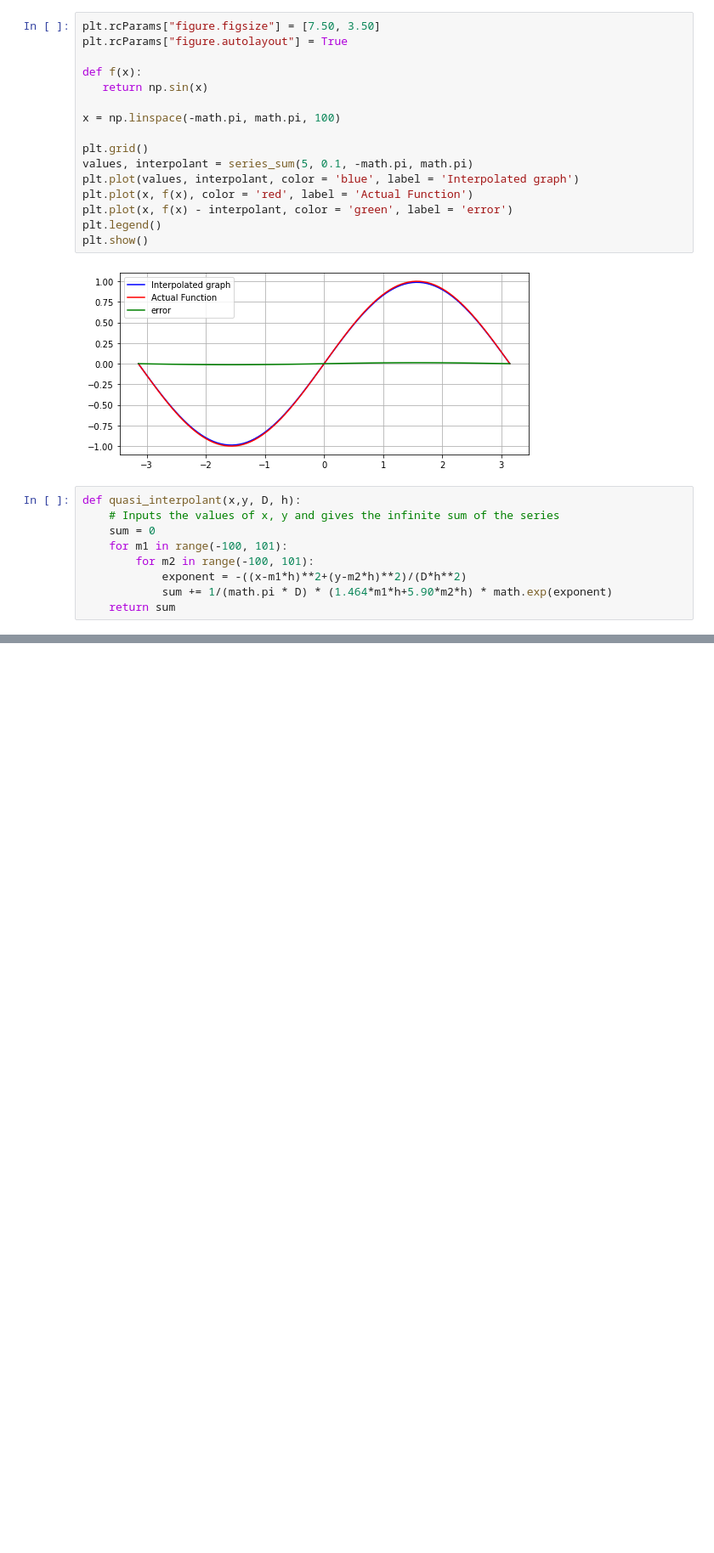
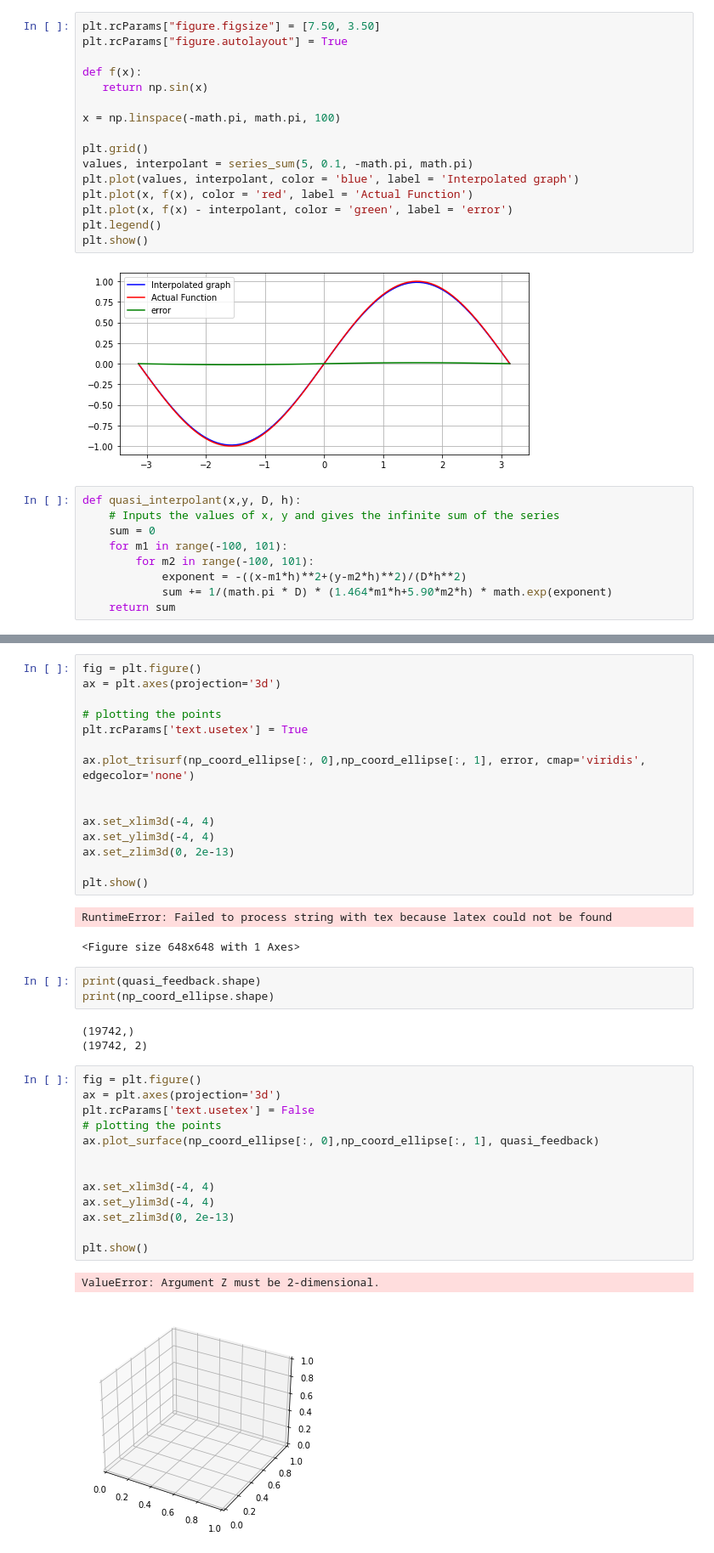
Before and after one commit to mdoshi2612/Optimal-Control, a Jupyter notebook: Quasi Interpolation.ipynb, the cells around one changed output, grey strips where cells are left out. Shown: that part at 85% size. Cells and saved outputs as stored; diff of their text form; blank space fills up the shorter version.

```diff
--- a/Quasi Interpolation.ipynb
+++ b/Quasi Interpolation.ipynb
@@ -181,0 +156,40 @@ plt.show()
+# %%
+fig = plt.figure()
+ax = plt.axes(projection='3d')
+
+# plotting the points
+plt.rcParams['text.usetex'] = True
+
+ax.plot_trisurf(np_coord_ellipse[:, 0],np_coord_ellipse[:, 1], error, cmap='viridis', edgecolor='none')
+
+
+ax.set_xlim3d(-4, 4)
+ax.set_ylim3d(-4, 4)
+ax.set_zlim3d(0, 2e-13)
+
+plt.show()
+# %% [output]
+RuntimeError: Failed to process string with tex because latex could not be found
+<Figure size 648x648 with 1 Axes>
+# %%
+print(quasi_feedback.shape)
+print(np_coord_ellipse.shape)
+# %% [output]
+(19742,)
+(19742, 2)
+# %%
+fig = plt.figure()
+ax = plt.axes(projection='3d')
+plt.rcParams['text.usetex'] = False
+# plotting the points
+ax.plot_surface(np_coord_ellipse[:, 0],np_coord_ellipse[:, 1], quasi_feedback)
+
+
+ax.set_xlim3d(-4, 4)
+ax.set_ylim3d(-4, 4)
+ax.set_zlim3d(0, 2e-13)
+
+plt.show()
+# %% [output]
+ValueError: Argument Z must be 2-dimensional.
+[figure, added]
```
Also changed, not shown: parts of 31 cells of this notebook, 4 other files.
